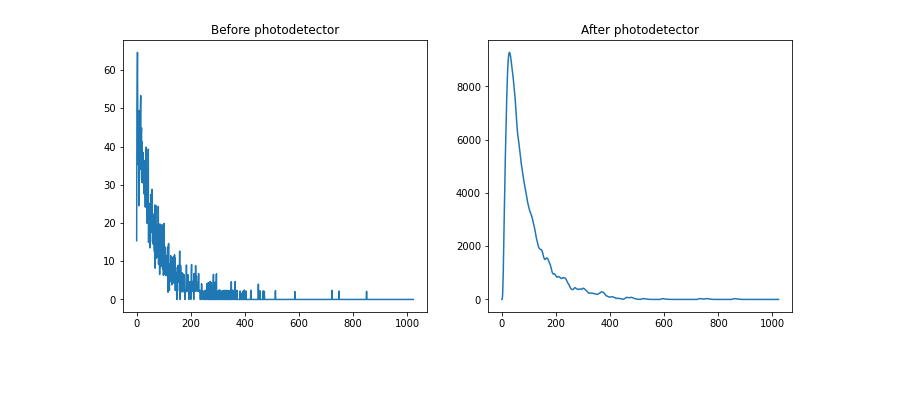
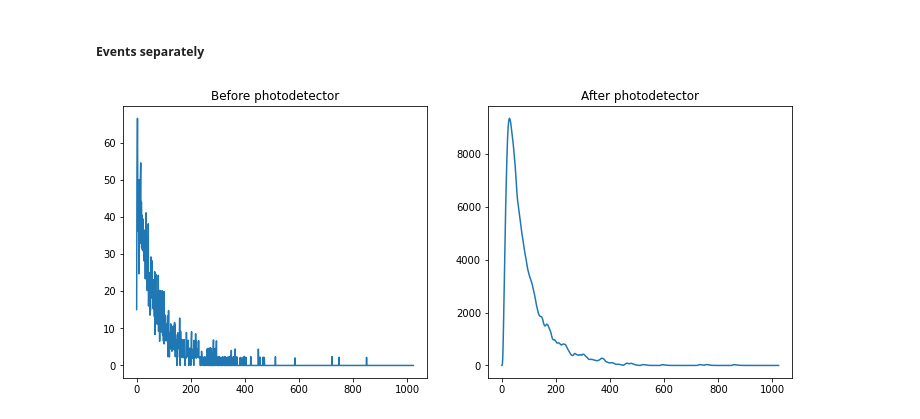
Before and after one commit to whiteRa2bit/hep_generative_models, a Jupyter notebook: notebooks/data_example.ipynb, the cells around one changed output. Saved outputs shown, nothing was run; the diff lists cells and outputs as text; code cells hidden in the pictures; blank space fills up the shorter version.

Commit message:
Add comparison for single and multiple events

```diff
--- a/notebooks/data_example.ipynb
+++ b/notebooks/data_example.ipynb
@@ -12,9 +28,13 @@ processed_signal_output = postprocess_output(signal_output)
+# %% [markdown]
+##### Events separately
 # %%
+signal_output = generate_single_detector_output(detector_event_df, steps_num=1024)
+processed_signal_output = postprocess_step_energies(signal_output)
 f, ax = plt.subplots(1, 2, figsize=(12, 5))
 ax[0].set_title("Before photodetector")
 ax[0].plot(signal_output)
 ax[1].set_title("After photodetector")
 ax[1].plot(processed_signal_output)
 plt.show()
 # %% [output]
-[figure, old version]
+[figure, new version]
```
Also changed, not shown: parts of 6 cells of this notebook.
